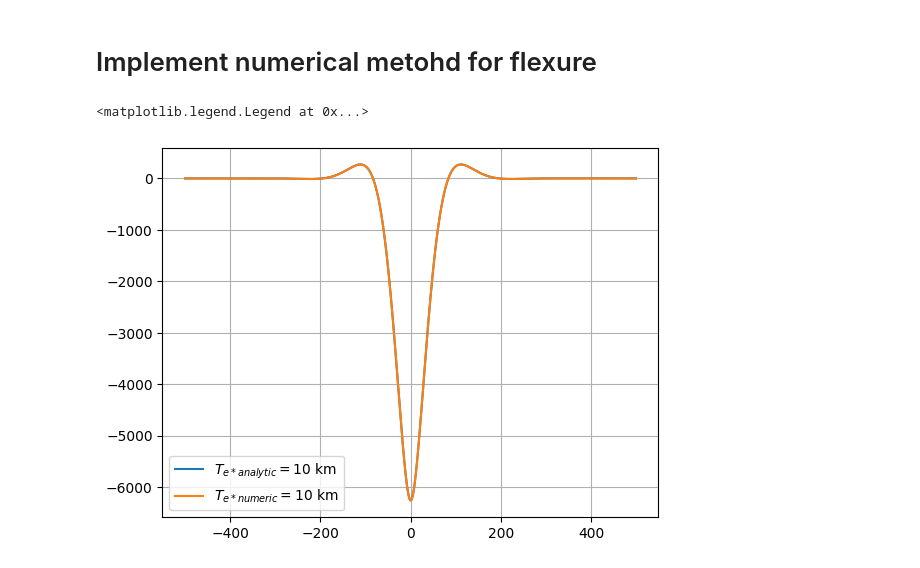
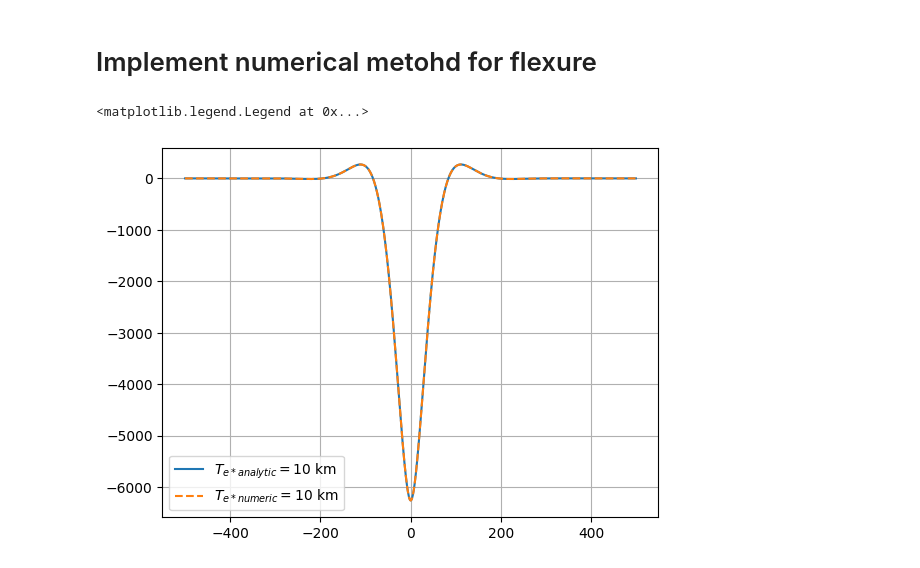
Before and after one commit to YagoMCastro/bacias-msc-2024, a Jupyter notebook: notebooks/classes/flexura.ipynb, the cells around one changed output. Drawn from its saved outputs; the diff is of its cells as text; code cells hidden in the pictures.

```diff
--- a/notebooks/classes/flexura.ipynb
+++ b/notebooks/classes/flexura.ipynb
@@ -82,22 +82,22 @@ def numeric_flexure(x,te,p, rhoi=1.0e3):
 # %%
 x = np.arange(-500e3, 500.0e3,1000.0)
 
 Te = 10.0e3 # Espessura elástica efetiva
 v0_linear = -1.0e13
 
 wan = analytic_flexure(x,Te,v0_linear) # Vertical movement
 
 plt.plot(x/1000, wan, label="$T_{e*analytic}= 10$ km")
 
 dx = x[1]-x[0]
 p = x*0
 
 p[x==0] = v0_linear/dx
 w_num = numeric_flexure(x,Te,p)
 
-plt.plot(x/1000, w_num, label="$T_{e*numeric} = 10$ km")
+plt.plot(x/1000, w_num, "--" ,label="$T_{e*numeric} = 10$ km")
 plt.grid()
 plt.legend()
 # %% [output]
 <matplotlib.legend.Legend at 0x...>
-[figure, old version]
+[figure, new version]
```
Also changed, not shown: parts of 1 cell of this notebook.
